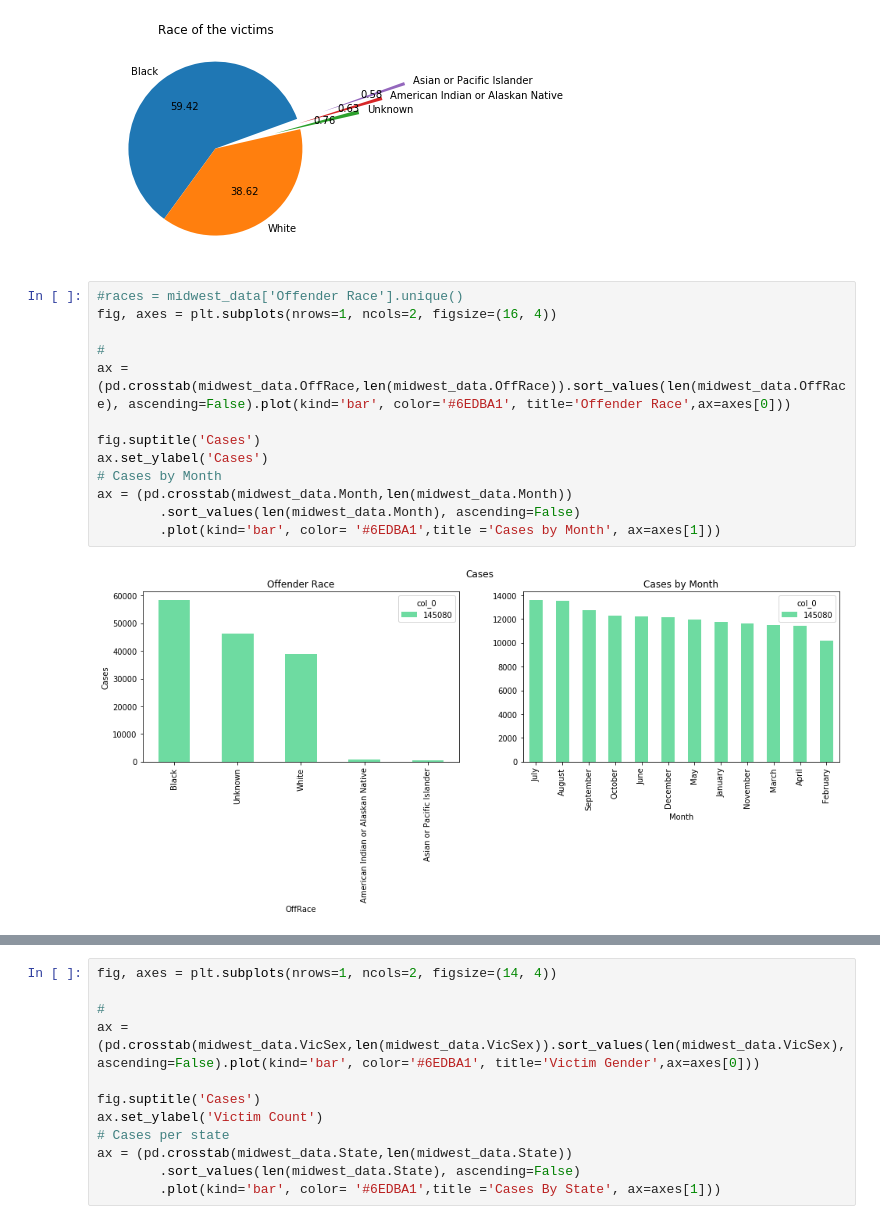
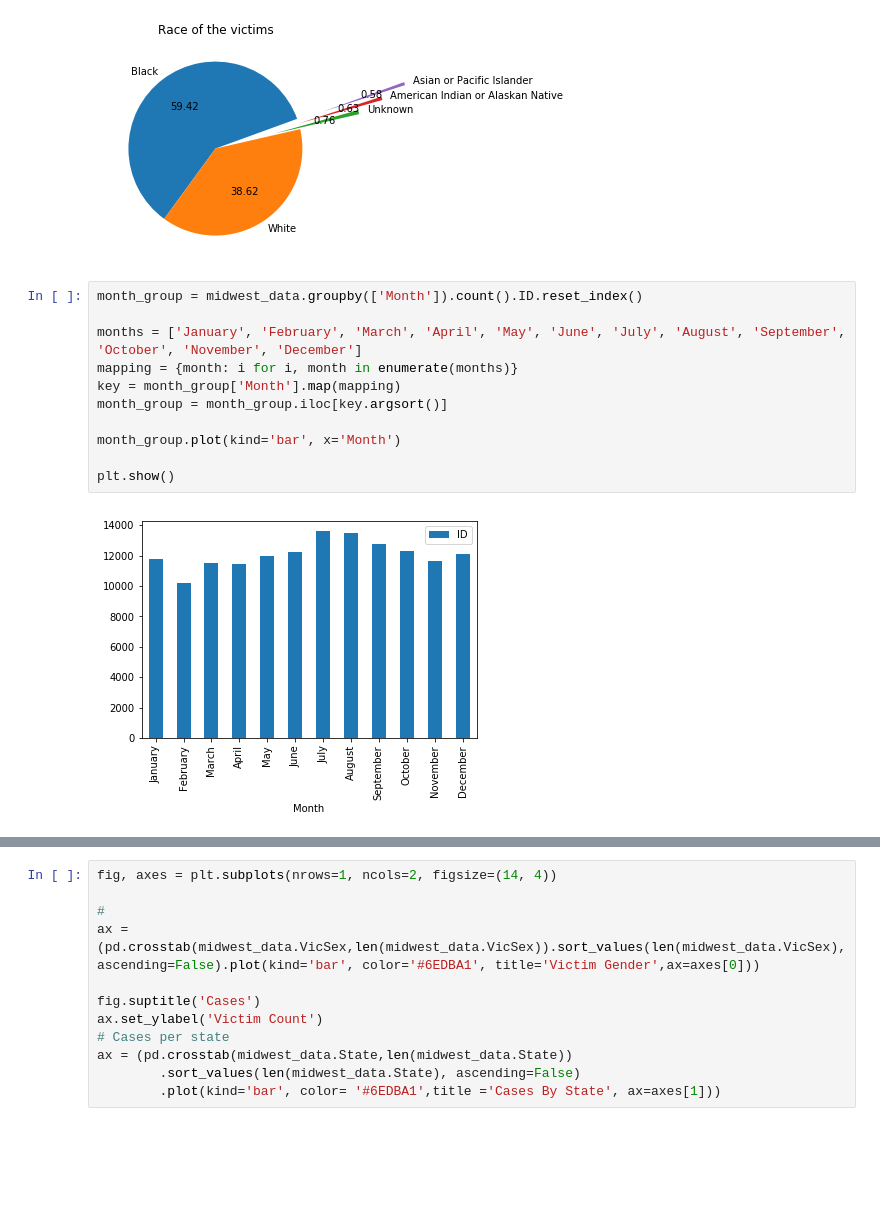
Before and after one commit to bendgame/Project-one, a Jupyter notebook: Midwest_crime_bimi.ipynb, the cells around one changed output, grey strips where cells are left out. Cells and saved outputs as stored; diff of their text form; blank space fills up the shorter version.

Commit message:
Added more of Bimi's graphs

```diff
--- a/Midwest_crime_bimi.ipynb
+++ b/Midwest_crime_bimi.ipynb
@@ -104,18 +104,16 @@ ax.set_ylabel('')
 plt.show()
 # %% [output]
 [figure]
-# %%
-#races = midwest_data['Offender Race'].unique()
-fig, axes = plt.subplots(nrows=1, ncols=2, figsize=(16, 4))
-
-#
-ax = (pd.crosstab(midwest_data.OffRace,len(midwest_data.OffRace)).sort_values(len(midwest_data.OffRace), ascending=False).plot(kind='bar', color='#6EDBA1', title='Offender Race',ax=axes[0]))
-
-fig.suptitle('Cases')
-ax.set_ylabel('Cases')
-# Cases by Month
-ax = (pd.crosstab(midwest_data.Month,len(midwest_data.Month))
-        .sort_values(len(midwest_data.Month), ascending=False)
-        .plot(kind='bar', color= '#6EDBA1',title ='Cases by Month', ax=axes[1]))
-# %% [output]
-[figure, removed]
+# %%
+month_group = midwest_data.groupby(['Month']).count().ID.reset_index()
+
+months = ['January', 'February', 'March', 'April', 'May', 'June', 'July', 'August', 'September', 'October', 'November', 'December']
+mapping = {month: i for i, month in enumerate(months)}
+key = month_group['Month'].map(mapping)
+month_group = month_group.iloc[key.argsort()]
+
+month_group.plot(kind='bar', x='Month')
+
+plt.show()
+# %% [output]
+[figure, added]
```
Also changed, not shown: parts of 4 cells of this notebook, 13 other files.
